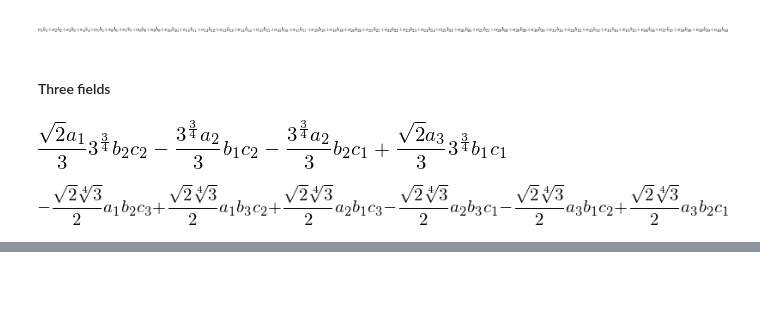
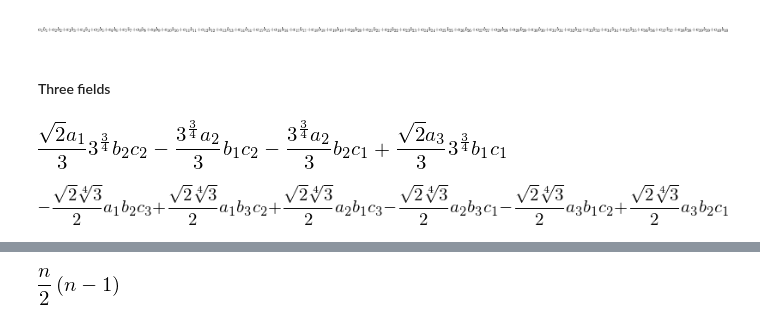
Before and after one commit to dibus2/pylie, a Jupyter notebook: PyLie.ipynb, the cells around one changed output, grey strips where cells are left out. Drawn from its saved outputs; the diff is of its cells as text; code cells hidden in the pictures; blank space fills up the shorter version.

```diff
--- a/PyLie.ipynb
+++ b/PyLie.ipynb
@@ -272,0 +300,6 @@ SU3.invariants([[1,0],[1,0],[1,0]],conj=[False]*3)[0]
+# %%
+Sn = Permutation()
+# %%
+Sn.hookContentFormula([1,1],Symbol('n'))
+# %% [output]
+[figure, added]
```
Also changed, not shown: parts of 2 cells of this notebook, 4 other files.
